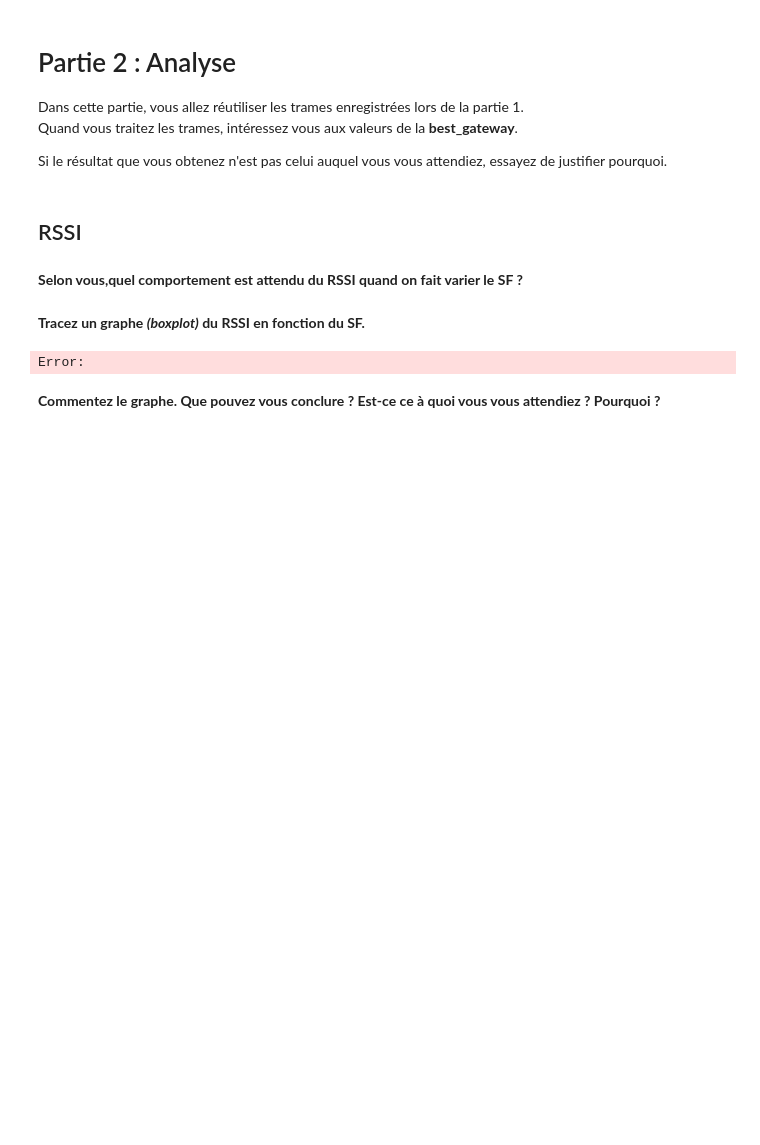
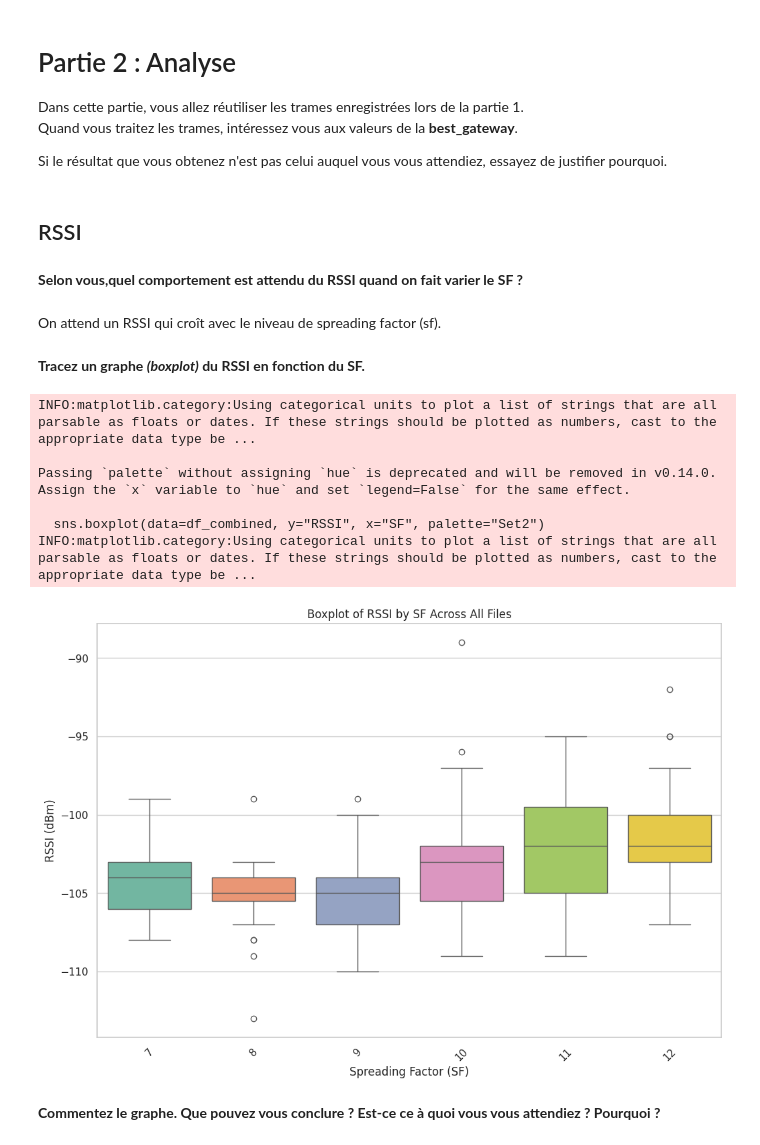
Before and after one commit to Virddav/Experimentation_LoraWAN, a Jupyter notebook: src/TP-Performances-LoRaWAN.ipynb, the cells around one changed output. Cells and saved outputs as stored; diff of their text form; code cells hidden in the pictures; blank space fills up the shorter version.

Commit message:
analyse des graph et repanse au qestions

```diff
--- a/src/TP-Performances-LoRaWAN.ipynb
+++ b/src/TP-Performances-LoRaWAN.ipynb
@@ -464,6 +144,8 @@ Si le résultat que vous obtenez n'est pas celui auquel vous vous attendiez, ess
 ## RSSI
 # %% [markdown]
 **Selon vous,quel comportement est attendu du RSSI quand on fait varier le SF ?**
+# %% [markdown]
+On attend un RSSI qui croît avec le niveau de spreading factor (sf).
 # %% [markdown]
 **Tracez un graphe *(boxplot)* du RSSI en fonction du SF.**
 # %%
@@ -471,46 +153,53 @@ import json
 import pandas as pd
 import matplotlib.pyplot as plt
 
-# List of file paths for the JSON files
+# Liste des fichiers json contenant les trames réçues
 file_paths = [
-    '/json_file/tp_json_sf0.json',
-    '/json_filetp_json_sf1.json',
-    '/json_file/tp_json_sf2.json',
-    '/json_file/tp_json_sf3.json',
-    '/json_file/tp_json_sf4.json',
-    '/json_file/tp_json_sf5.json',
+    'json_file/tp_json_sf0.json',
+    'json_file/tp_json_sf1.json',
+    'json_file/tp_json_sf2.json',
+    'json_file/tp_json_sf3.json',
+    'json_file/tp_json_sf4.json',
+    'json_file/tp_json_sf5.json',
 ]
 
-# Load and extract data from each file
+# Lire et extraire les données des fichiers
 all_data = []
 for path in file_paths:
     with open(path, 'r') as file:
         data = json.load(file)
         for record in data:
             best_gw = record.get("best_gw", {})
             rssi = best_gw.get("rssi")
             datr = record.get("datr")
             # Parse the SF (Spreading Factor) from datr
             if datr.startswith("SF")and datr[2:4].isdigit():
-                sf = int(datr[2:4])  # Extract SF value (e.g., "SF12BW125" -> 12)
+                sf = int(datr[2:4])  #extraire la valeur de SF(e.g., "SF12BW125" -> 12)
                 all_data.append({"RSSI": rssi, "SF": sf})
             else:
                 sf = int(datr[2:3])
                 all_data.append({"RSSI": rssi, "SF": sf})
 
-# Create a DataFrame from the extracted data
+# Création du DataFrame depuis nos données
 df_combined = pd.DataFrame(all_data)
 #print(df_combined)
-# Plot the boxplot of RSSI values by SF
+# Afficher le boxplot du RSSI en fonction du SF
+sns.set_theme(style="whitegrid")
 plt.figure(figsize=(12, 8))
-df_combined.boxplot(column="RSSI", by="SF", grid=False)
+sns.boxplot(data=df_combined, y="RSSI", x="SF", palette="Set2")
 plt.title("Boxplot of RSSI by SF Across All Files")
-plt.suptitle("")  # Suppress the default title
+plt.suptitle("")
 plt.xlabel("Spreading Factor (SF)")
 plt.ylabel("RSSI (dBm)")
 plt.xticks(rotation=45)
 plt.show()
 # %% [output]
-Error:
+INFO:matplotlib.category:Using categorical units to plot a list of strings that are all parsable as floats or dates. If these strings should be plotted as numbers, cast to the appropriate data type be ...
+
+Passing `palette` without assigning `hue` is deprecated and will be removed in v0.14.0. Assign the `x` variable to `hue` and set `legend=False` for the same effect.
+
+  sns.boxplot(data=df_combined, y="RSSI", x="SF", palette="Set2")
+INFO:matplotlib.category:Using categorical units to plot a list of strings that are all parsable as floats or dates. If these strings should be plotted as numbers, cast to the appropriate data type be ...
+[figure, added]
 # %% [markdown]
 **Commentez le graphe. Que pouvez vous conclure ? Est-ce ce à quoi vous vous attendiez ? Pourquoi ?**
```
Also changed, not shown: parts of 17 cells of this notebook, 2 other files.
